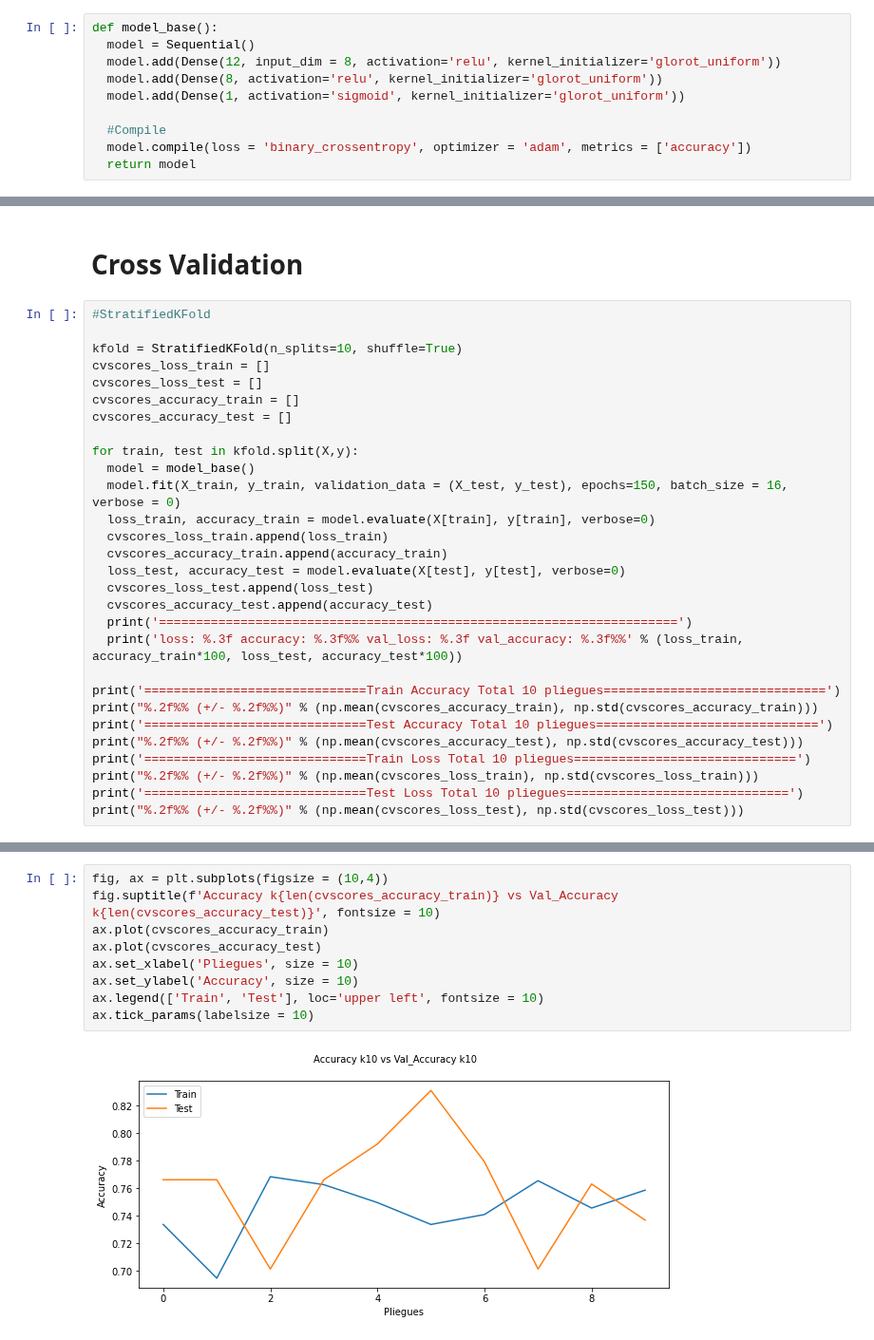
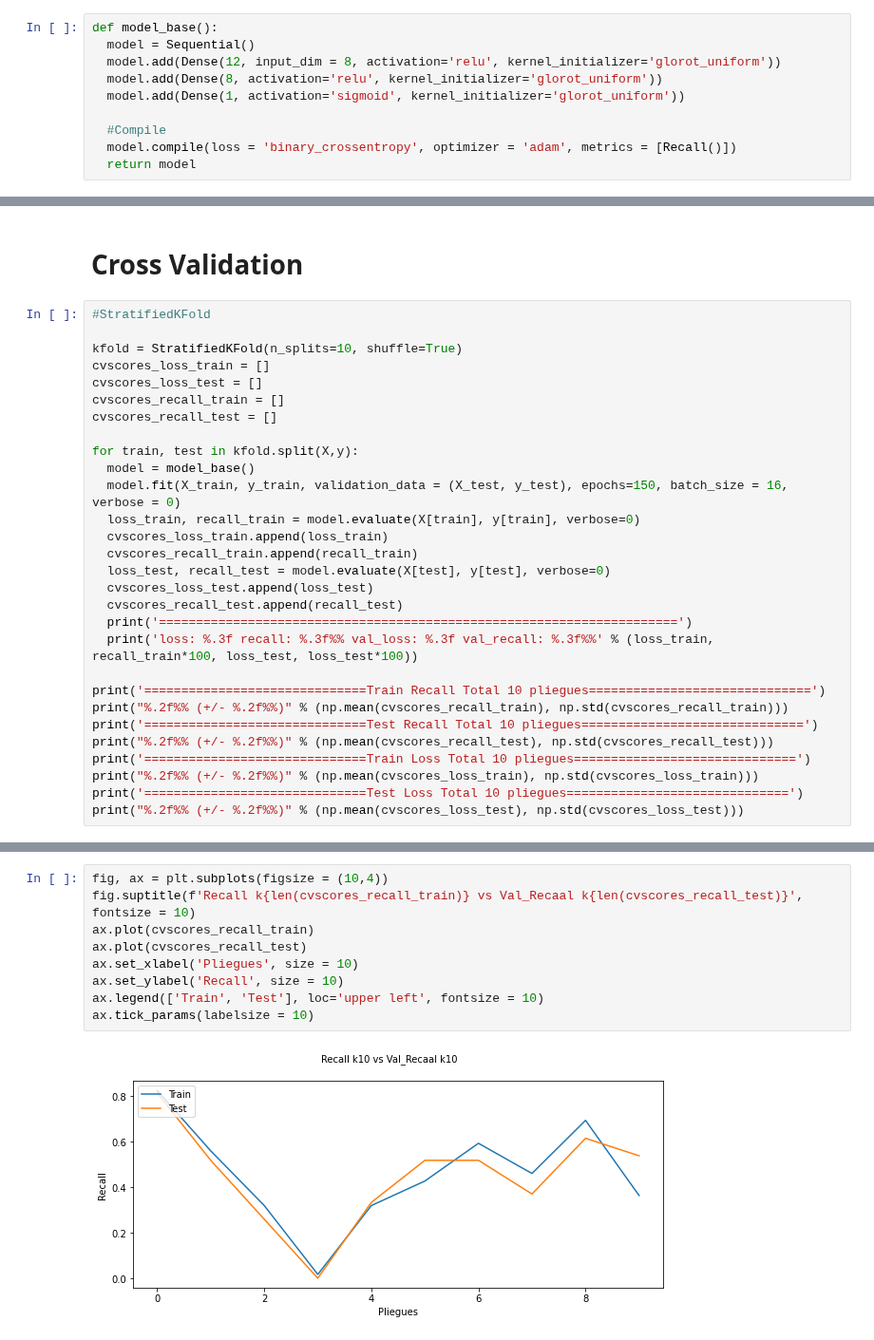
Before and after one commit to Kaiziferr/deep_learning, a Jupyter notebook: multilayer_perceptron/01_workshop_evaluate_model.ipynb, the cells around one changed output, grey strips where cells are left out. Shown at 95% size. Drawn from its saved outputs; the diff is of its cells as text.

```diff
--- a/multilayer_perceptron/01_workshop_evaluate_model.ipynb
+++ b/multilayer_perceptron/01_workshop_evaluate_model.ipynb
@@ -122,7 +125,7 @@ def model_base():
   model.add(Dense(1, activation='sigmoid', kernel_initializer='glorot_uniform'))
 
   #Compile
-  model.compile(loss = 'binary_crossentropy', optimizer = 'adam', metrics = ['accuracy'])
+  model.compile(loss = 'binary_crossentropy', optimizer = 'adam', metrics = [Recall()])
   return model
 # %%
 # Data balance
@@ -224,25 +227,25 @@ F1-score      :  0.5797101449275363
 kfold = StratifiedKFold(n_splits=10, shuffle=True)
 cvscores_loss_train = []
 cvscores_loss_test = []
-cvscores_accuracy_train = []
-cvscores_accuracy_test = []
+cvscores_recall_train = []
+cvscores_recall_test = []
 
 for train, test in kfold.split(X,y):
   model = model_base()
   model.fit(X_train, y_train, validation_data = (X_test, y_test), epochs=150, batch_size = 16, verbose = 0)
-  loss_train, accuracy_train = model.evaluate(X[train], y[train], verbose=0)
+  loss_train, recall_train = model.evaluate(X[train], y[train], verbose=0)
   cvscores_loss_train.append(loss_train)
-  cvscores_accuracy_train.append(accuracy_train)
-  loss_test, accuracy_test = model.evaluate(X[test], y[test], verbose=0)
+  cvscores_recall_train.append(recall_train)
+  loss_test, recall_test = model.evaluate(X[test], y[test], verbose=0)
   cvscores_loss_test.append(loss_test)
-  cvscores_accuracy_test.append(accuracy_test)
+  cvscores_recall_test.append(recall_test)
   print('======================================================================')
-  print('loss: %.3f accuracy: %.3f%% val_loss: %.3f val_accuracy: %.3f%%' % (loss_train, accuracy_train*100, loss_test, accuracy_test*100))
+  print('loss: %.3f recall: %.3f%% val_loss: %.3f val_recall: %.3f%%' % (loss_train, recall_train*100, loss_test, loss_test*100))
 
-print('==============================Train Accuracy Total 10 pliegues==============================')
-print("%.2f%% (+/- %.2f%%)" % (np.mean(cvscores_accuracy_train), np.std(cvscores_accuracy_train)))
-print('==============================Test Accuracy Total 10 pliegues==============================')
-print("%.2f%% (+/- %.2f%%)" % (np.mean(cvscores_accuracy_test), np.std(cvscores_accuracy_test)))
+print('==============================Train Recall Total 10 pliegues==============================')
+print("%.2f%% (+/- %.2f%%)" % (np.mean(cvscores_recall_train), np.std(cvscores_recall_train)))
+print('==============================Test Recall Total 10 pliegues==============================')
+print("%.2f%% (+/- %.2f%%)" % (np.mean(cvscores_recall_test), np.std(cvscores_recall_test)))
 print('==============================Train Loss Total 10 pliegues==============================')
 print("%.2f%% (+/- %.2f%%)" % (np.mean(cvscores_loss_train), np.std(cvscores_loss_train)))
 print('==============================Test Loss Total 10 pliegues==============================')
@@ -268,14 +271,14 @@ loss: 0.529 accuracy: 73.372% val_loss: 0.447 val_accuracy: 83.117%
 # %%
 fig, ax = plt.subplots(figsize = (10,4))
-fig.suptitle(f'Accuracy k{len(cvscores_accuracy_train)} vs Val_Accuracy k{len(cvscores_accuracy_test)}', fontsize = 10)
-ax.plot(cvscores_accuracy_train)
-ax.plot(cvscores_accuracy_test)
+fig.suptitle(f'Recall k{len(cvscores_recall_train)} vs Val_Recaal k{len(cvscores_recall_test)}', fontsize = 10)
+ax.plot(cvscores_recall_train)
+ax.plot(cvscores_recall_test)
 ax.set_xlabel('Pliegues', size = 10)
-ax.set_ylabel('Accuracy', size = 10)
+ax.set_ylabel('Recall', size = 10)
 ax.legend(['Train', 'Test'], loc='upper left', fontsize = 10)
 ax.tick_params(labelsize = 10)
 # %% [output]
-[figure, old version]
+[figure, new version]
 # %%
 fig, ax = plt.subplots(figsize = (10,4))
 fig.suptitle(f'Loss k{len(cvscores_loss_train)} vs Val_Loss k{len(cvscores_loss_test)}', fontsize = 10)
```
Also changed, not shown: parts of 13 cells of this notebook.
